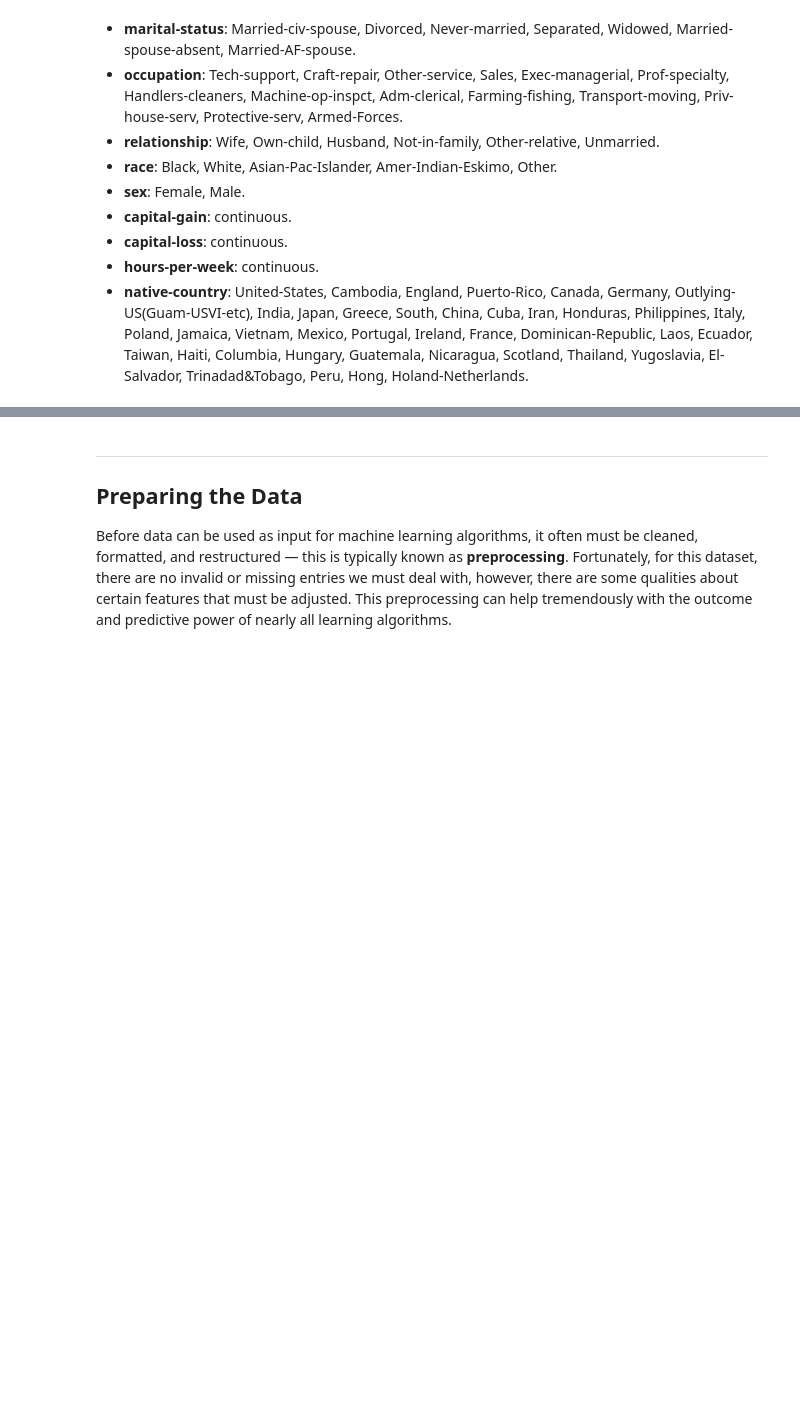
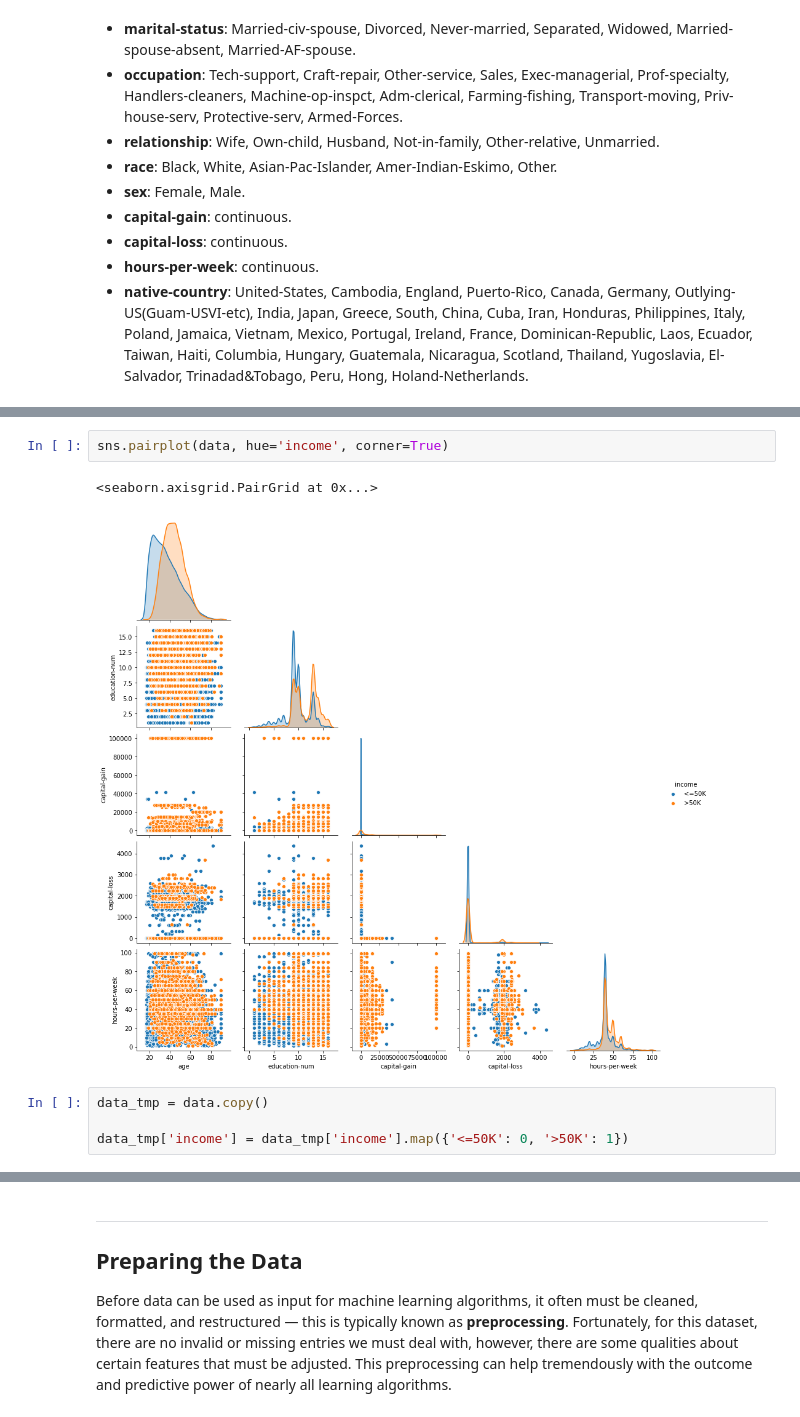
Before and after one commit to yufrances90/Finding-Donors-for-CharityML, a Jupyter notebook: finding_donors_1.ipynb, the cells around one changed output, grey strips where cells are left out. Saved outputs shown, nothing was run; the diff lists cells and outputs as text; blank space fills up the shorter version.

```diff
--- a/finding_donors_1.ipynb
+++ b/finding_donors_1.ipynb
@@ -71,0 +84,9 @@ Percentage of individuals making more than $50,000: 24.78439697492371%
+# %%
+sns.pairplot(data, hue='income', corner=True)
+# %% [output]
+<seaborn.axisgrid.PairGrid at 0x...>
+[figure, added]
+# %%
+data_tmp = data.copy()
+
+data_tmp['income'] = data_tmp['income'].map({'<=50K': 0, '>50K': 1})
```
Also changed, not shown: parts of 12 cells of this notebook, 1 other file.
